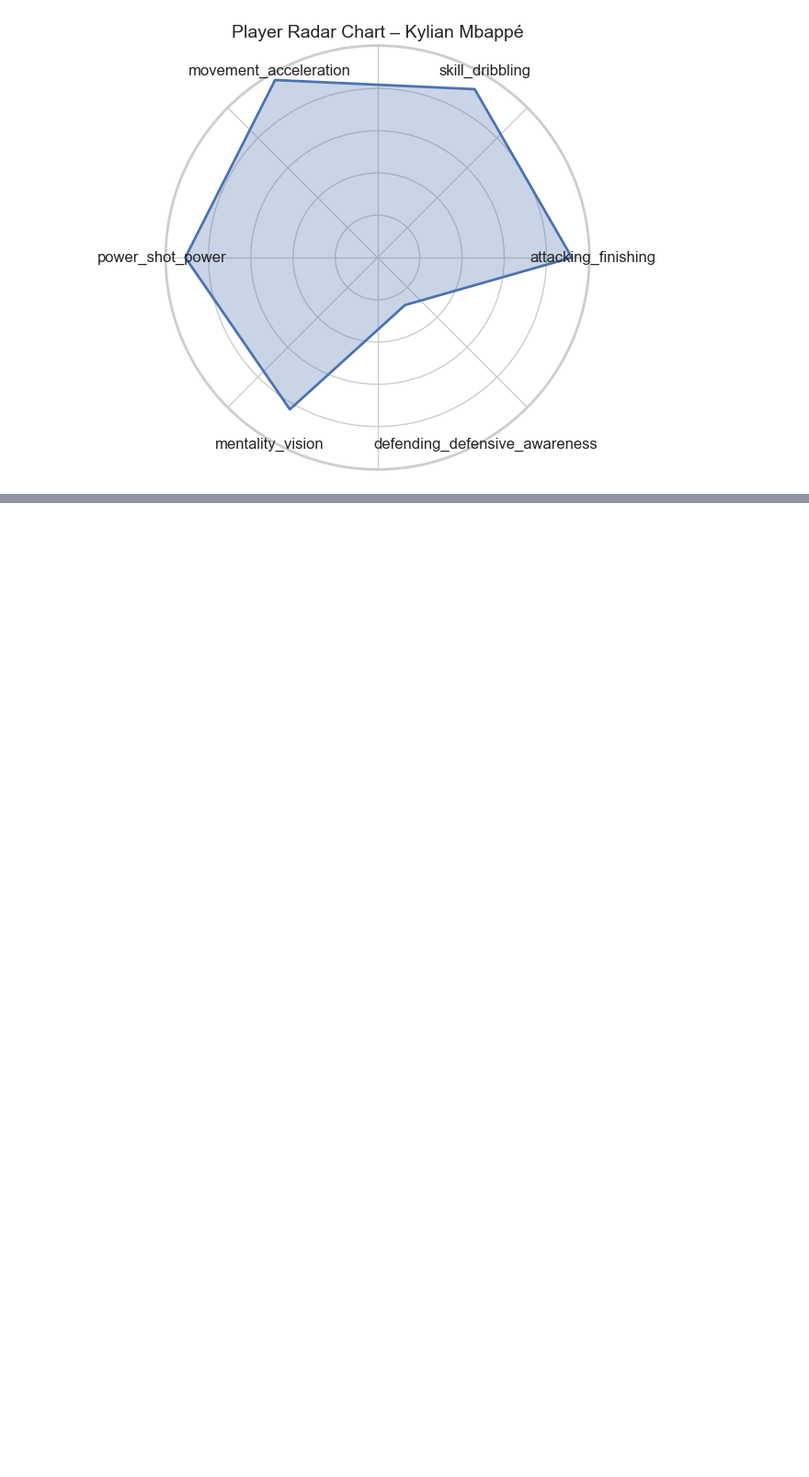
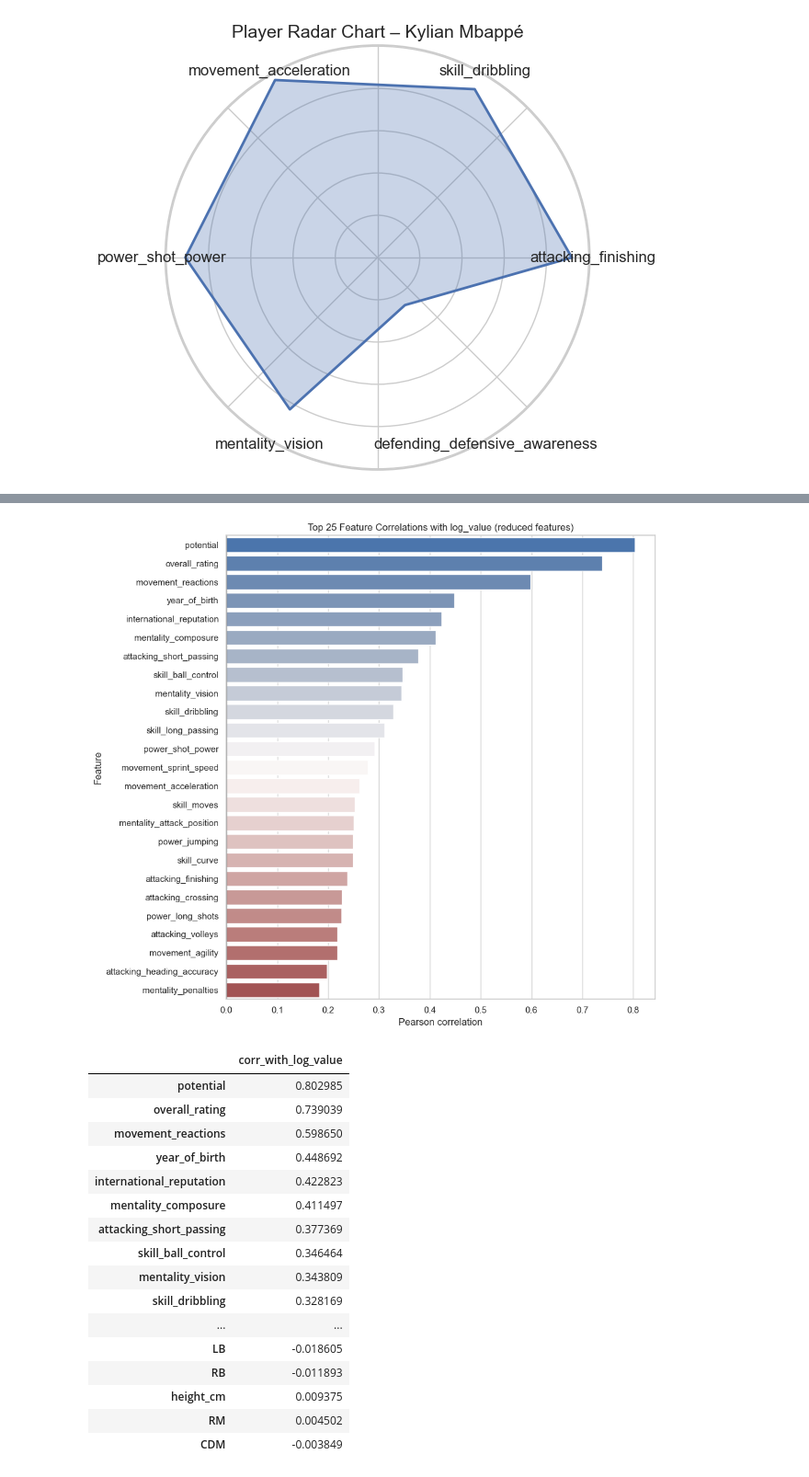
Before and after one commit to a-naoufel/Data-driven-Analysis-of-Football-Player-Performance, a Jupyter notebook: Notebooks/players_exploration.ipynb, the cells around one changed output, grey strips where cells are left out. Shown at 92% size. Cells and saved outputs as stored; diff of their text form; code cells hidden in the pictures; blank space fills up the shorter version.

Commit message:
more visualizations

```diff
--- a/Notebooks/players_exploration.ipynb
+++ b/Notebooks/players_exploration.ipynb
@@ -266,0 +493,52 @@ plt.show()
+# %%
+# Correlation of numeric attributes with the target (using reduced feature set)
+
+# Compute correlations on reduced numeric feature set only
+corr_with_target = (
+    pd.concat([X_num, df[[target_col]]], axis=1)
+    .corr(numeric_only=True)[target_col]
+    .drop(index=target_col)
+    .sort_values(key=lambda s: s.abs(), ascending=False)
+ )
+
+top_n = 25
+top_df = corr_with_target.head(top_n).reset_index()
+top_df.columns = ["feature", "corr"]
+
+plt.figure(figsize=(10, 9))
+ax = sns.barplot(
+    data=top_df,
+    x="corr",
+    y="feature",
+    hue="feature",
+    palette="vlag",
+    dodge=False,
+    legend=False,
+ )
+ax.axvline(0, color="black", linewidth=1)
+plt.title(f"Top {top_n} Feature Correlations with {target_col} (reduced features)")
+plt.xlabel("Pearson correlation")
+plt.ylabel("Feature")
+plt.tight_layout()
+plt.show()
+
+display(corr_with_target.to_frame(name=f"corr_with_{target_col}").head(50))
+# %% [output]
+[figure, added]
+|  | corr_with_log_value |
+| potential | 0.802985 |
+| overall_rating | 0.739039 |
+| movement_reactions | 0.598650 |
+| year_of_birth | 0.448692 |
+| international_reputation | 0.422823 |
+| mentality_composure | 0.411497 |
+| attacking_short_passing | 0.377369 |
+| skill_ball_control | 0.346464 |
+| mentality_vision | 0.343809 |
+| skill_dribbling | 0.328169 |
+| ... | ... |
+| LB | -0.018605 |
+| RB | -0.011893 |
+| height_cm | 0.009375 |
+| RM | 0.004502 |
+| CDM | -0.003849 |
```
Also changed, not shown: parts of 7 cells of this notebook.
